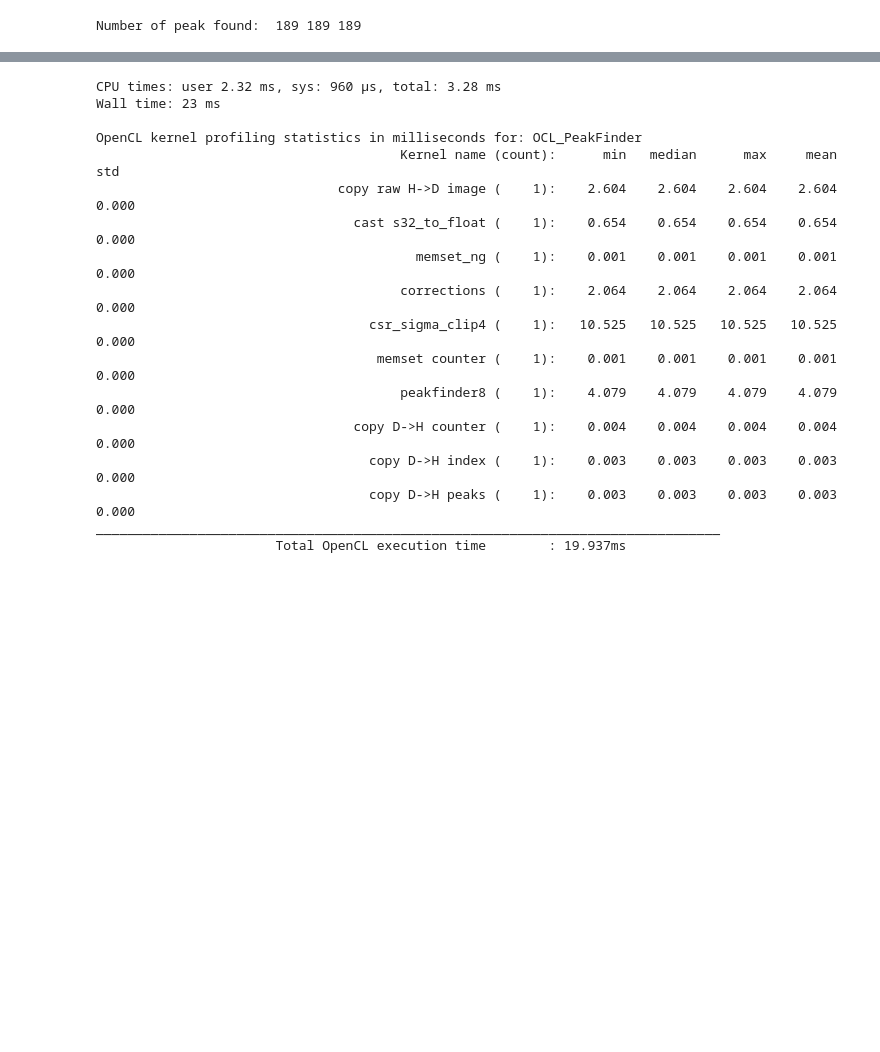
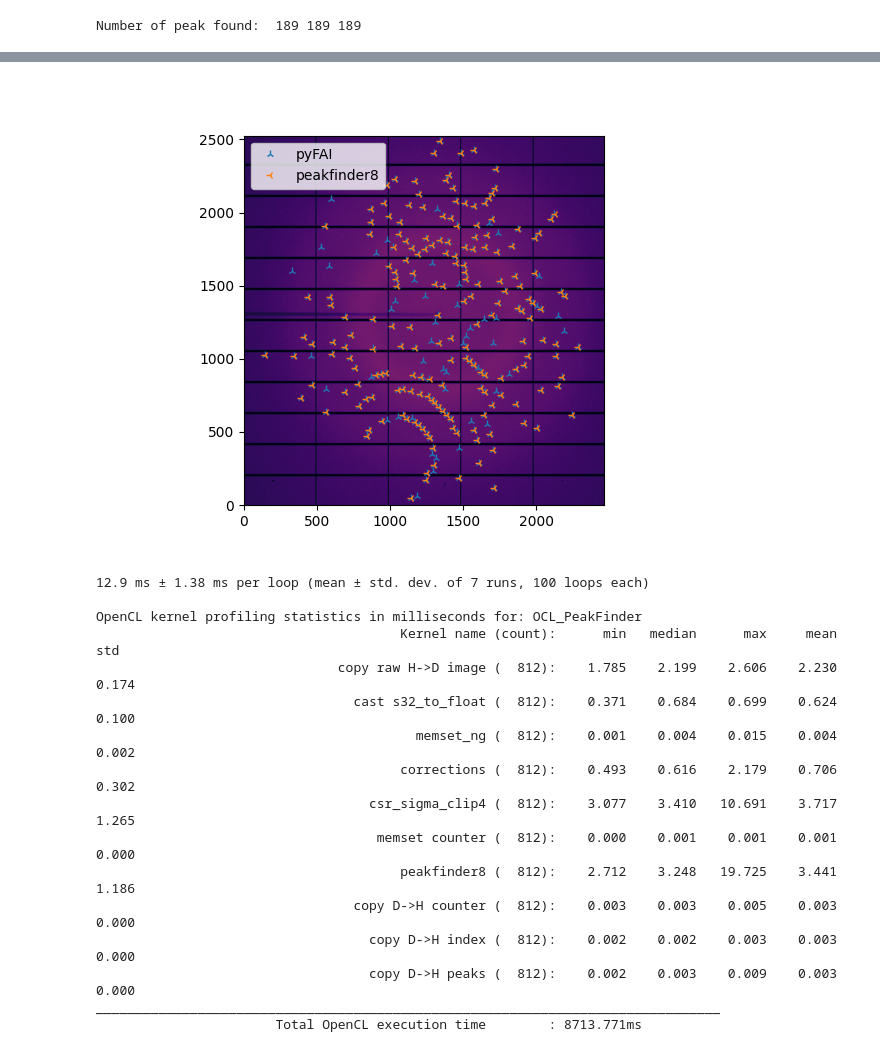
Before and after one commit to silx-kit/silx-training, a Jupyter notebook: pyFAI/SSX.ipynb, the cells around one changed output, grey strips where cells are left out. Drawn from its saved outputs; the diff is of its cells as text; code cells hidden in the pictures; blank space fills up the shorter version.

```diff
--- a/pyFAI/SSX.ipynb
+++ b/pyFAI/SSX.ipynb
@@ -317,6 +385,6 @@ print(len(res8), res8.dtype)
 # %%
 ax = jupyter.display(data)
-ax.plot(res8["pos1"], res8["pos0"], ".", label="pyFAI")
-ax.plot(ref[0], ref[1], ".", label="peakfinder8")
+ax.plot(res8["pos1"], res8["pos0"], "2", alpha=1, label="pyFAI")
+ax.plot(ref[0], ref[1], "3", alpha=1, label="peakfinder8")
 _=ax.legend()
 # %% [output]
@@ -325,28 +391,29 @@ _=ax.legend()
+[figure, added]
 # %%
 # Performance measurement:
 pf.reset_log()
 pf.set_profiling(True)
-%time pf.peakfinder8(**kwargs, cycle=5, cutoff_pick=3, noise=2, connected=5, patch_size=7)
+%timeit pf.peakfinder8(**kwargs, cycle=5, cutoff_pick=3, noise=2, connected=5, patch_size=7)
+pf.peakfinder8(**kwargs, cycle=5, cutoff_pick=3, noise=2, connected=5, patch_size=7)
 print("\n".join(pf.log_profile(True)))
 pf.set_profiling(False)
 # %% [output]
-CPU times: user 2.32 ms, sys: 960 µs, total: 3.28 ms
-Wall time: 23 ms
+12.9 ms ± 1.38 ms per loop (mean ± std. dev. of 7 runs, 100 loops each)
 
 OpenCL kernel profiling statistics in milliseconds for: OCL_PeakFinder
                                        Kernel name (count):      min   median      max     mean      std
-                               copy raw H->D image (    1):    2.604    2.604    2.604    2.604    0.000
-                                 cast s32_to_float (    1):    0.654    0.654    0.654    0.654    0.000
-                                         memset_ng (    1):    0.001    0.001    0.001    0.001    0.000
-                                       corrections (    1):    2.064    2.064    2.064    2.064    0.000
-                                   csr_sigma_clip4 (    1):   10.525   10.525   10.525   10.525    0.000
-                                    memset counter (    1):    0.001    0.001    0.001    0.001    0.000
-                                       peakfinder8 (    1):    4.079    4.079    4.079    4.079    0.000
-                                 copy D->H counter (    1):    0.004    0.004    0.004    0.004    0.000
-                                   copy D->H index (    1):    0.003    0.003    0.003    0.003    0.000
-                                   copy D->H peaks (    1):    0.003    0.003    0.003    0.003    0.000
+                               copy raw H->D image (  812):    1.785    2.199    2.606    2.230    0.174
+                                 cast s32_to_float (  812):    0.371    0.684    0.699    0.624    0.100
+                                         memset_ng (  812):    0.001    0.004    0.015    0.004    0.002
+                                       corrections (  812):    0.493    0.616    2.179    0.706    0.302
+                                   csr_sigma_clip4 (  812):    3.077    3.410   10.691    3.717    1.265
+                                    memset counter (  812):    0.000    0.001    0.001    0.001    0.000
+                                       peakfinder8 (  812):    2.712    3.248   19.725    3.441    1.186
+                                 copy D->H counter (  812):    0.003    0.003    0.005    0.003    0.000
+                                   copy D->H index (  812):    0.002    0.002    0.003    0.003    0.000
+                                   copy D->H peaks (  812):    0.002    0.003    0.009    0.003    0.000
 ________________________________________________________________________________
-                       Total OpenCL execution time        : 19.937ms
+                       Total OpenCL execution time        : 8713.771ms
 # %% [markdown]
 ### Application of the peakfinder on SSX data:
 
```
Also changed, not shown: parts of 20 cells of this notebook.
